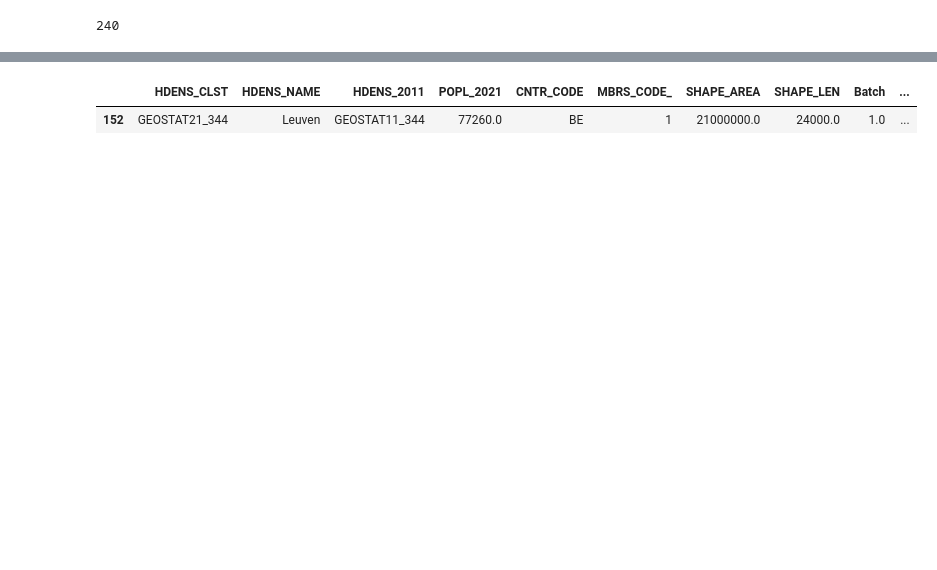
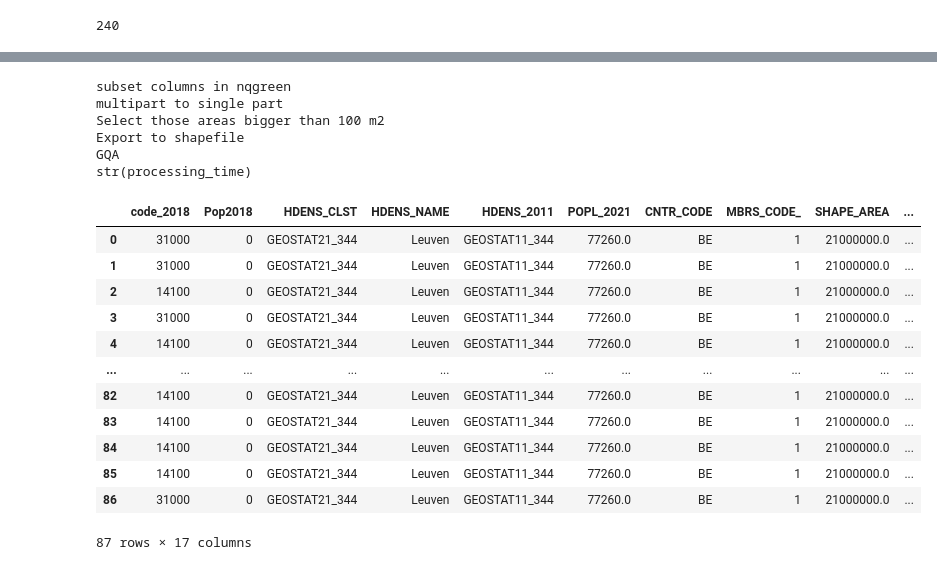
Before and after one commit to ubachr/GQA, a Jupyter notebook: src/final/00_ComputeMultipleUA_cities.ipynb, the cells around one changed output, grey strips where cells are left out. Drawn from its saved outputs; the diff is of its cells as text; code cells hidden in the pictures; blank space fills up the shorter version.

```diff
--- a/src/final/00_ComputeMultipleUA_cities.ipynb
+++ b/src/final/00_ComputeMultipleUA_cities.ipynb
@@ -217,7 +146,7 @@ counter= 1
 agl_error_ls = []
 
 # Loop through test cities
-for uc_city_code in cities_ls[:-1]:
+for uc_city_code in cities_ls:
     print(counter)
     start_time = datetime.now()
     print(str(start_time))
@@ -332,7 +261,7 @@ for uc_city_code in cities_ls[:-1]:
 
             # 7 EXPORT GREEN QUIET AREAS (GQA)
             # discriminate noisy and quiet
-            nqgreen = nqgreen[['country', 'fua_name', 'fua_code', 'HDENS_2011', 'code_2018', 'class_2018', 'noisy',  'area_m2', 'area_ha', 'area_km2', 'geometry']]
+            nqgreen = nqgreen[['CNTR_CODE', 'HDENS_2011', 'code_2018', 'Pop2018','noisy', 'area_m2', 'area_ha', 'area_km2', 'geometry']]
             print('subset columns in nqgreen')
             GQA = nqgreen.query('noisy == 0')
             GNA = nqgreen.query('noisy == 1')
@@ -366,7 +313,53 @@ print(agl_error_ls)
+# %%
+nqgreen = nqgreen[['CNTR_CODE', 'HDENS_2011', 'code_2018', 'Pop2018','noisy',  'area_m2', 'area_ha', 'area_km2', 'geometry']]
+# %%
+print('subset columns in nqgreen')
+GQA = nqgreen.query('noisy == 0')
+GNA = nqgreen.query('noisy == 1')
+
+# multipart to single part
+GQA_sp = GQA.explode(index_parts=True)
+print('multipart to single part')
+# Reset index to keep it clean
+GQA_sp = GQA_sp.reset_index(drop=True)
+
+# Select those areas bigger than 100 m2
+GQA = GQA_sp[GQA_sp.geometry.area > 100]
+print('Select those areas bigger than 100 m2')
+
+# Export to shapefile
+print ('Export to shapefile')
+GQA.to_file(inGQA, driver='ESRI Shapefile')
+print ("GQA")
+
+# Calculate the duration
+end_time = datetime.now()
+processing_time = end_time - start_time
+print ("str(processing_time)")
+# %% [output]
+subset columns in nqgreen
+multipart to single part
+Select those areas bigger than 100 m2
+Export to shapefile
+GQA
+str(processing_time)
+# %%
+nqgreen
+# %% [output]
+|  | code_2018 | Pop2018 | HDENS_CLST | HDENS_NAME | HDENS_2011 | POPL_2021 | CNTR_CODE | MBRS_CODE_ | SHAPE_AREA | ... |
+| 0 | 31000 | 0 | GEOSTAT21_344 | Leuven | GEOSTAT11_344 | 77260.0 | BE | 1 | 21000000.0 | ... |
+| 1 | 31000 | 0 | GEOSTAT21_344 | Leuven | GEOSTAT11_344 | 77260.0 | BE | 1 | 21000000.0 | ... |
+| 2 | 14100 | 0 | GEOSTAT21_344 | Leuven | GEOSTAT11_344 | 77260.0 | BE | 1 | 21000000.0 | ... |
+| 3 | 31000 | 0 | GEOSTAT21_344 | Leuven | GEOSTAT11_344 | 77260.0 | BE | 1 | 21000000.0 | ... |
+| 4 | 14100 | 0 | GEOSTAT21_344 | Leuven | GEOSTAT11_344 | 77260.0 | BE | 1 | 21000000.0 | ... |
+| ... | ... | ... | ... | ... | ... | ... | ... | ... | ... | ... |
+| 82 | 14100 | 0 | GEOSTAT21_344 | Leuven | GEOSTAT11_344 | 77260.0 | BE | 1 | 21000000.0 | ... |
+| 83 | 14100 | 0 | GEOSTAT21_344 | Leuven | GEOSTAT11_344 | 77260.0 | BE | 1 | 21000000.0 | ... |
+| 84 | 14100 | 0 | GEOSTAT21_344 | Leuven | GEOSTAT11_344 | 77260.0 | BE | 1 | 21000000.0 | ... |
+| 85 | 14100 | 0 | GEOSTAT21_344 | Leuven | GEOSTAT11_344 | 77260.0 | BE | 1 | 21000000.0 | ... |
+| 86 | 31000 | 0 | GEOSTAT21_344 | Leuven | GEOSTAT11_344 | 77260.0 | BE | 1 | 21000000.0 | ... |
+87 rows × 17 columns
 # %%
 urban_center
-# %% [output]
-|  | HDENS_CLST | HDENS_NAME | HDENS_2011 | POPL_2021 | CNTR_CODE | MBRS_CODE_ | SHAPE_AREA | SHAPE_LEN | Batch | ... |
-| 152 | GEOSTAT21_344 | Leuven | GEOSTAT11_344 | 77260.0 | BE | 1 | 21000000.0 | 24000.0 | 1.0 | ... |
 # %%
 GQA
```
Also changed, not shown: parts of 26 cells of this notebook.
